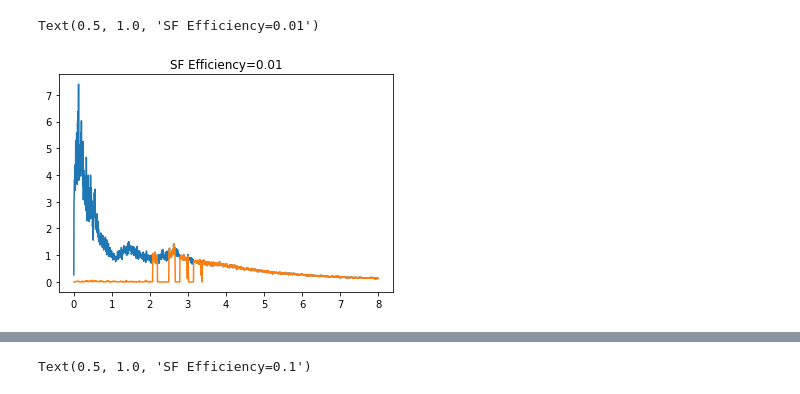
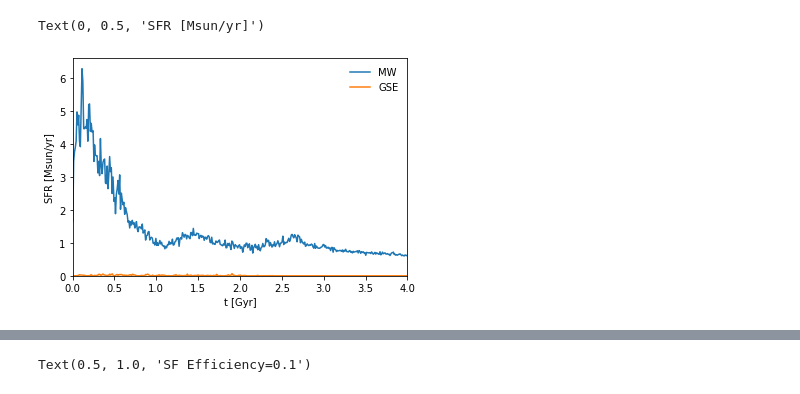
Before and after one commit to gusbeane/GSEgas, a Jupyter notebook: notebooks/SFH.ipynb, the cells around one changed output, grey strips where cells are left out. Drawn from its saved outputs; the diff is of its cells as text; code cells hidden in the pictures.

```diff
--- a/notebooks/SFH.ipynb
+++ b/notebooks/SFH.ipynb
@@ -10,11 +10,37 @@ lvl = 'lvl4'
 name = prefix + '-' + lvl
 
 SFH = np.load(basepath + '/anlys/SFH/SFH_' + name + '.npy', allow_pickle=True).item()
+# %%
+def bin_sfr(t, sfr, bin_width=0.01):
+    bin_left = 0.0
+    bin_right = bin_left + bin_width
+
+    ave_sfr = []
+    ave_t = []
+
+    max_val = np.max(t)
+    while bin_left < max_val:
+        key = np.logical_and(t >=bin_left, t<bin_right)
+        ave_sfr.append(np.mean(sfr[key]))
+        ave_t.append(np.mean(t[key]))
+
+        bin_left += bin_width
+        bin_right += bin_width
+
+    return np.array(ave_t), np.array(ave_sfr)
 # %%
-plt.plot(SFH['Time'], SFH['SFR_MW'])
-plt.plot(SFH['Time'], SFH['SFR_GSE'])
-plt.title('SF Efficiency=0.01')
+t, sfr = bin_sfr(SFH['Time'], SFH['SFR_MW'])
+
+plt.plot(t, sfr, label='MW')
+plt.plot(SFH['Time'], SFH['SFR_GSE'], label='GSE')
+# plt.title('SF Efficiency=0.01')
+plt.xlim(0, 4)
+plt.ylim(0, None)
+
+plt.legend(frameon=False)
+plt.xlabel('t [Gyr]')
+plt.ylabel('SFR [Msun/yr]')
 # plt.xlim(0, 1)
 # %% [output]
-Text(0.5, 1.0, 'SF Efficiency=0.01')
+Text(0, 0.5, 'SFR [Msun/yr]')
-[figure, old version]
+[figure, new version]
```
Also changed, not shown: parts of 11 cells of this notebook, 8 other files.
